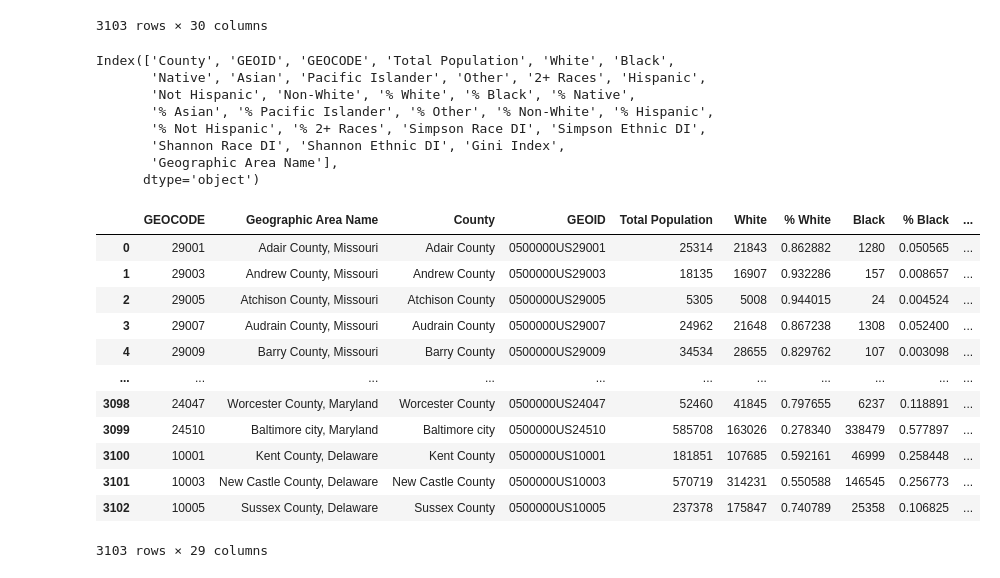
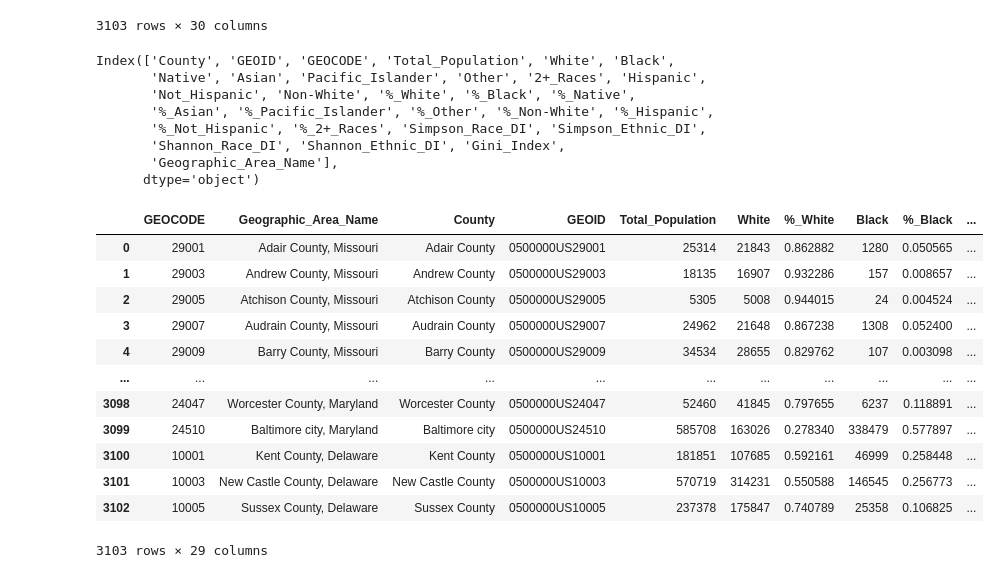
Before and after one commit to jonathantree/Water_Quality_Analysis, a Jupyter notebook: Census_Data_Cleaning/Demographic_Data.ipynb, the cells around one changed output. Saved outputs shown, nothing was run; the diff lists cells and outputs as text; code cells hidden in the pictures.

Commit message:
Export census data to sqlite3 db

```diff
--- a/Census_Data_Cleaning/Demographic_Data.ipynb
+++ b/Census_Data_Cleaning/Demographic_Data.ipynb
@@ -254,40 +254,43 @@ data_frame
 | 3101 | New Castle County | 0500000US10003 | 10003 | 570719 | 314231 | 146545 | 2157 | 35201 | 176 | ... |
 | 3102 | Sussex County | 0500000US10005 | 10005 | 237378 | 175847 | 25358 | 1844 | 3071 | 113 | ... |
 3103 rows × 30 columns
+# %%
+# Replace spaces with underscore for exporting to sql
+data_frame.columns = [ column.replace(' ','_') for column in data_frame.columns]
 # %%
 data_frame.columns
 # %% [output]
-Index(['County', 'GEOID', 'GEOCODE', 'Total Population', 'White', 'Black',
-       'Native', 'Asian', 'Pacific Islander', 'Other', '2+ Races', 'Hispanic',
-       'Not Hispanic', 'Non-White', '% White', '% Black', '% Native',
-       '% Asian', '% Pacific Islander', '% Other', '% Non-White', '% Hispanic',
-       '% Not Hispanic', '% 2+ Races', 'Simpson Race DI', 'Simpson Ethnic DI',
-       'Shannon Race DI', 'Shannon Ethnic DI', 'Gini Index',
-       'Geographic Area Name'],
+Index(['County', 'GEOID', 'GEOCODE', 'Total_Population', 'White', 'Black',
+       'Native', 'Asian', 'Pacific_Islander', 'Other', '2+_Races', 'Hispanic',
+       'Not_Hispanic', 'Non-White', '%_White', '%_Black', '%_Native',
+       '%_Asian', '%_Pacific_Islander', '%_Other', '%_Non-White', '%_Hispanic',
+       '%_Not_Hispanic', '%_2+_Races', 'Simpson_Race_DI', 'Simpson_Ethnic_DI',
+       'Shannon_Race_DI', 'Shannon_Ethnic_DI', 'Gini_Index',
+       'Geographic_Area_Name'],
       dtype='object')
-# %%
-column_names = ['GEOCODE','Geographic Area Name', 'County', 'GEOID', 'Total Population', 'White', '% White',
-       'Black', '% Black', 'Native', '% Native',
-       'Asian', '% Asian', 'Pacific Islander', '% Pacific Islander',
-       'Other', '% Other', '2+ Races', '% 2+ Races'
-       'Non-White', '% Non-White',
-       'Hispanic', '% Hispanic',
-       'Not Hispanic', '% Not Hispanic',
-       'Simpson Race DI', 'Simpson Ethnic DI',
-       'Shannon Race DI', 'Shannon Ethnic DI', 'Gini Index']
-
-data_frame.reindex(columns=column_names)
-# %% [output]
-|  | GEOCODE | Geographic Area Name | County | GEOID | Total Population | White | % White | Black | % Black | ... |
-| 0 | 29001 | Adair County, Missouri | Adair County | 0500000US29001 | 25314 | 21843 | 0.862882 | 1280 | 0.050565 | ... |
-| 1 | 29003 | Andrew County, Missouri | Andrew County | 0500000US29003 | 18135 | 16907 | 0.932286 | 157 | 0.008657 | ... |
-| 2 | 29005 | Atchison County, Missouri | Atchison County | 0500000US29005 | 5305 | 5008 | 0.944015 | 24 | 0.004524 | ... |
-| 3 | 29007 | Audrain County, Missouri | Audrain County | 0500000US29007 | 24962 | 21648 | 0.867238 | 1308 | 0.052400 | ... |
-| 4 | 29009 | Barry County, Missouri | Barry County | 0500000US29009 | 34534 | 28655 | 0.829762 | 107 | 0.003098 | ... |
-| ... | ... | ... | ... | ... | ... | ... | ... | ... | ... | ... |
-| 3098 | 24047 | Worcester County, Maryland | Worcester County | 0500000US24047 | 52460 | 41845 | 0.797655 | 6237 | 0.118891 | ... |
-| 3099 | 24510 | Baltimore city, Maryland | Baltimore city | 0500000US24510 | 585708 | 163026 | 0.278340 | 338479 | 0.577897 | ... |
-| 3100 | 10001 | Kent County, Delaware | Kent County | 0500000US10001 | 181851 | 107685 | 0.592161 | 46999 | 0.258448 | ... |
-| 3101 | 10003 | New Castle County, Delaware | New Castle County | 0500000US10003 | 570719 | 314231 | 0.550588 | 146545 | 0.256773 | ... |
-| 3102 | 10005 | Sussex County, Delaware | Sussex County | 0500000US10005 | 237378 | 175847 | 0.740789 | 25358 | 0.106825 | ... |
-3103 rows × 29 columns
+# %%
+column_names = ['GEOCODE','Geographic_Area_Name', 'County', 'GEOID', 'Total_Population', 'White', '%_White',
+       'Black', '%_Black', 'Native', '%_Native',
+       'Asian', '%_Asian', 'Pacific_Islander', '%_Pacific_Islander',
+       'Other', '%_Other', '2+_Races', '% 2+_Races'
+       'Non-White', '%_Non-White',
+       'Hispanic', '%_Hispanic',
+       'Not_Hispanic', '%_Not_Hispanic',
+       'Simpson_Race_DI', 'Simpson_Ethnic_DI',
+       'Shannon Race_DI', 'Shannon_Ethnic_DI', 'Gini_Index']
+
+data_frame.reindex(columns=column_names)
+# %% [output]
+|  | GEOCODE | Geographic_Area_Name | County | GEOID | Total_Population | White | %_White | Black | %_Black | ... |
+| 0 | 29001 | Adair County, Missouri | Adair County | 0500000US29001 | 25314 | 21843 | 0.862882 | 1280 | 0.050565 | ... |
+| 1 | 29003 | Andrew County, Missouri | Andrew County | 0500000US29003 | 18135 | 16907 | 0.932286 | 157 | 0.008657 | ... |
+| 2 | 29005 | Atchison County, Missouri | Atchison County | 0500000US29005 | 5305 | 5008 | 0.944015 | 24 | 0.004524 | ... |
+| 3 | 29007 | Audrain County, Missouri | Audrain County | 0500000US29007 | 24962 | 21648 | 0.867238 | 1308 | 0.052400 | ... |
+| 4 | 29009 | Barry County, Missouri | Barry County | 0500000US29009 | 34534 | 28655 | 0.829762 | 107 | 0.003098 | ... |
+| ... | ... | ... | ... | ... | ... | ... | ... | ... | ... | ... |
+| 3098 | 24047 | Worcester County, Maryland | Worcester County | 0500000US24047 | 52460 | 41845 | 0.797655 | 6237 | 0.118891 | ... |
+| 3099 | 24510 | Baltimore city, Maryland | Baltimore city | 0500000US24510 | 585708 | 163026 | 0.278340 | 338479 | 0.577897 | ... |
+| 3100 | 10001 | Kent County, Delaware | Kent County | 0500000US10001 | 181851 | 107685 | 0.592161 | 46999 | 0.258448 | ... |
+| 3101 | 10003 | New Castle County, Delaware | New Castle County | 0500000US10003 | 570719 | 314231 | 0.550588 | 146545 | 0.256773 | ... |
+| 3102 | 10005 | Sussex County, Delaware | Sussex County | 0500000US10005 | 237378 | 175847 | 0.740789 | 25358 | 0.106825 | ... |
+3103 rows × 29 columns
```
Also changed, not shown: parts of 7 cells of this notebook, 1 other file.
